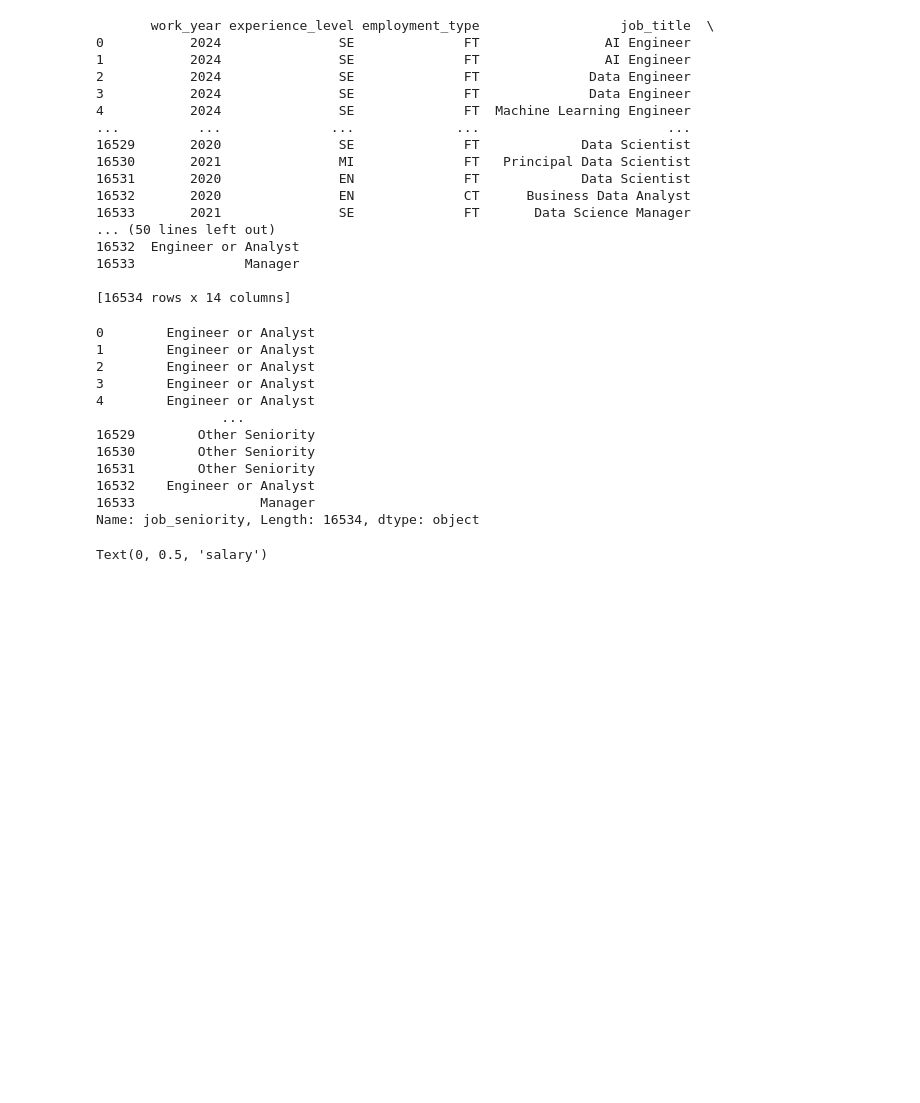
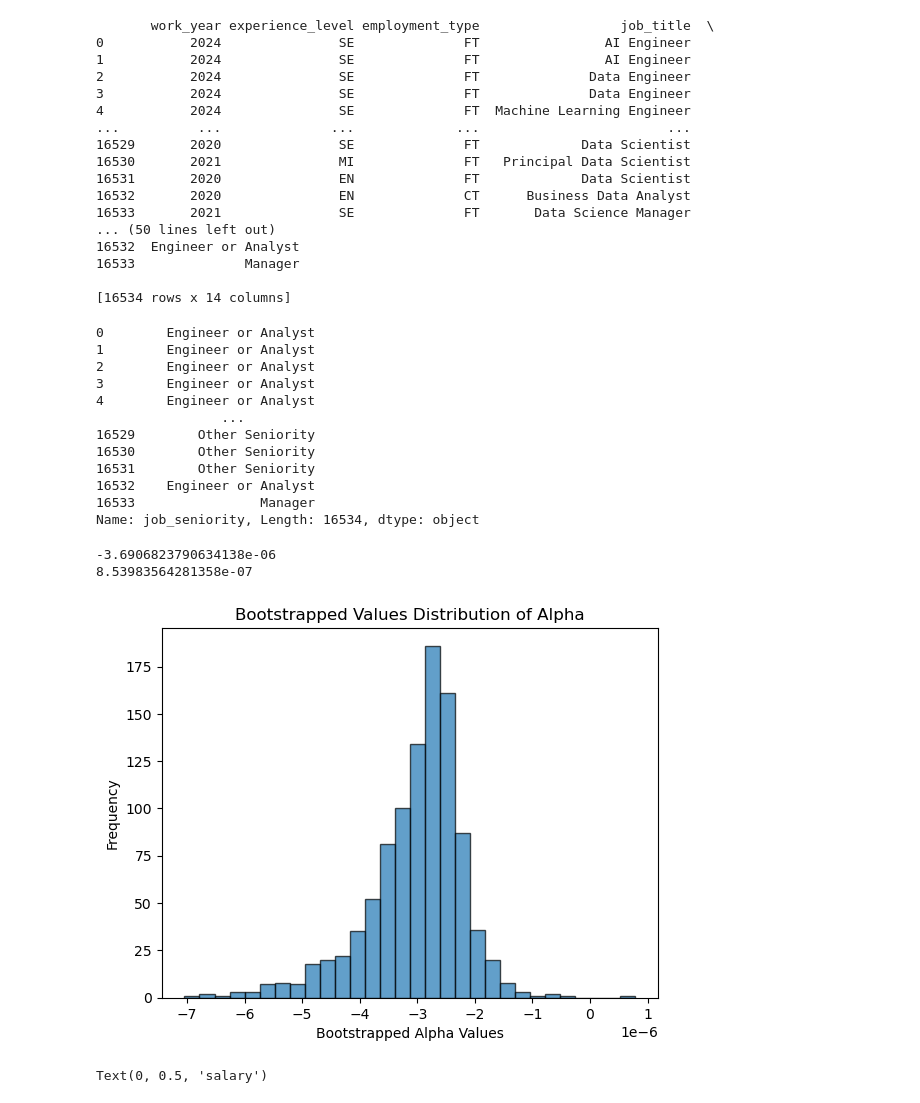
Before and after one commit to benjso/team_project, a Jupyter notebook: data/processed/lrm_research.ipynb, the cells around one changed output. Cells and saved outputs as stored; diff of their text form; code cells hidden in the pictures; blank space fills up the shorter version.

```diff
--- a/data/processed/lrm_research.ipynb
+++ b/data/processed/lrm_research.ipynb
@@ -60,9 +60,62 @@ print(df['job_seniority'])
 16533                Manager
 Name: job_seniority, Length: 16534, dtype: object
 # %%
+
+def alpha_func(D, idx):
+   cov_ = np.cov(D[['salary','remote_ratio']].loc[idx], rowvar=False)
+   return ((cov_[1,1] - cov_[0,1]) /
+           (cov_[0,0]+cov_[1,1]-2*cov_[0,1]))
+
+print(alpha_func(df, range(10000)))
+
+np.random.seed(42)
+
+bootstrap_values = []
+
+def boot_SE(D, B=1000, seed=0):
+
+    rng = np.random.default_rng(seed)
+    n = D.shape[0]
+    for i in range(B):
+        idx = rng.choice(D.index,
+                         n,
+                         replace=True)
+        value = alpha_func(D, idx)
+        bootstrap_values.append(value)
+    return np.std(np.array(bootstrap_values))
+
+alpha_SE = boot_SE(D=df, B=1000, seed=0)
+print(alpha_SE)
+
+# Create a figure and axis
+fig, ax = plt.subplots()
+
+# Create the histogram
+#Add your code here
+ax.hist(bootstrap_values, bins=30, edgecolor='black', alpha=0.7)
+
+# Add a title
+#Add your code here
+ax.set_title('Bootstrapped Values Distribution of Alpha')
+
+# Add a label to the x-axis
+#Add your code here
+ax.set_xlabel('Bootstrapped Alpha Values')
+
+# Add a label to the y-axis
+#Add your code here
+ax.set_ylabel('Frequency')
+
+# Show the plot
+plt.show()
+
 # Extract the variables
 experience_level = df['experience_level']
 salary = df['salary']
+# %% [output]
+-3.6906823790634138e-06
+8.53983564281358e-07
+[figure, added]
 # %%
 # Plot data
 plt.scatter(experience_level, salary, label='Data')
```
